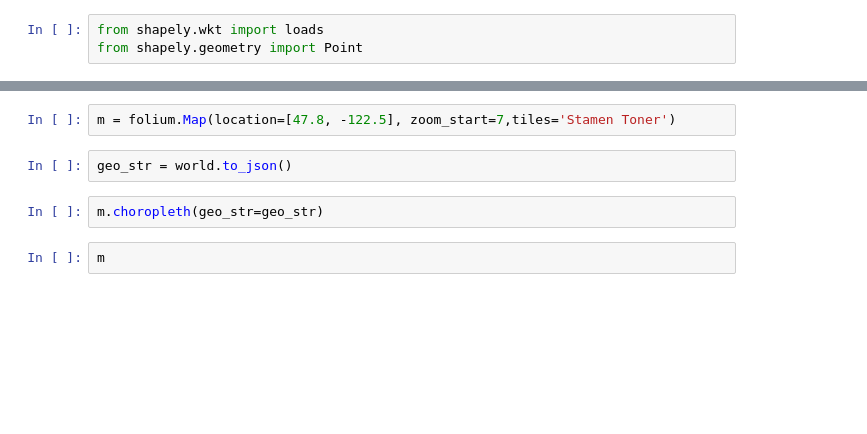
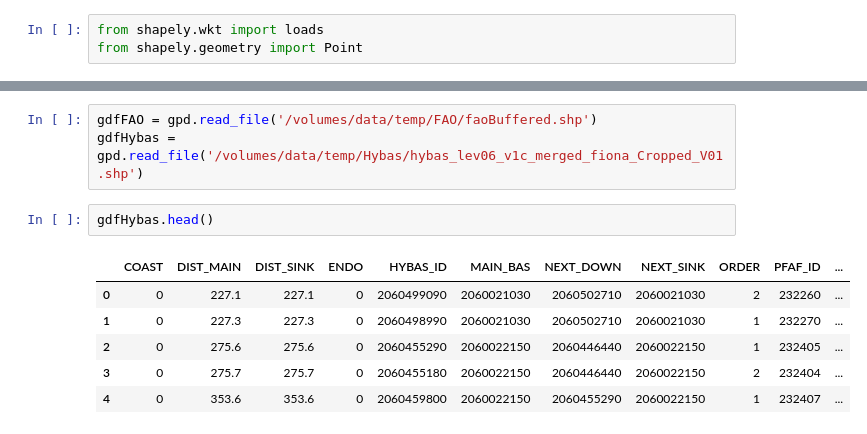
Before and after one commit to wri/Aqueduct30Docker, a Jupyter notebook: notebooks/trash/testGpd.ipynb, the cells around one changed output, grey strips where cells are left out. Drawn from its saved outputs; the diff is of its cells as text; blank space fills up the shorter version.

```diff
--- a/notebooks/trash/testGpd.ipynb
+++ b/notebooks/trash/testGpd.ipynb
@@ -78,8 +39,12 @@ gdfJoined
-# %%
-m = folium.Map(location=[47.8, -122.5], zoom_start=7,tiles='Stamen Toner')
-# %%
-geo_str = world.to_json()
-# %%
-m.choropleth(geo_str=geo_str)
-# %%
-m
+# %%
+gdfFAO = gpd.read_file('/volumes/data/temp/FAO/faoBuffered.shp')
+gdfHybas = gpd.read_file('/volumes/data/temp/Hybas/hybas_lev06_v1c_merged_fiona_Cropped_V01.shp')
+# %%
+gdfHybas.head()
+# %% [output]
+|  | COAST | DIST_MAIN | DIST_SINK | ENDO | HYBAS_ID | MAIN_BAS | NEXT_DOWN | NEXT_SINK | ORDER | PFAF_ID | ... |
+| 0 | 0 | 227.1 | 227.1 | 0 | 2060499090 | 2060021030 | 2060502710 | 2060021030 | 2 | 232260 | ... |
+| 1 | 0 | 227.3 | 227.3 | 0 | 2060498990 | 2060021030 | 2060502710 | 2060021030 | 1 | 232270 | ... |
+| 2 | 0 | 275.6 | 275.6 | 0 | 2060455290 | 2060022150 | 2060446440 | 2060022150 | 1 | 232405 | ... |
+| 3 | 0 | 275.7 | 275.7 | 0 | 2060455180 | 2060022150 | 2060446440 | 2060022150 | 2 | 232404 | ... |
+| 4 | 0 | 353.6 | 353.6 | 0 | 2060459800 | 2060022150 | 2060455290 | 2060022150 | 1 | 232407 | ... |
```
Also changed, not shown: parts of 17 cells of this notebook, 1 other file.
